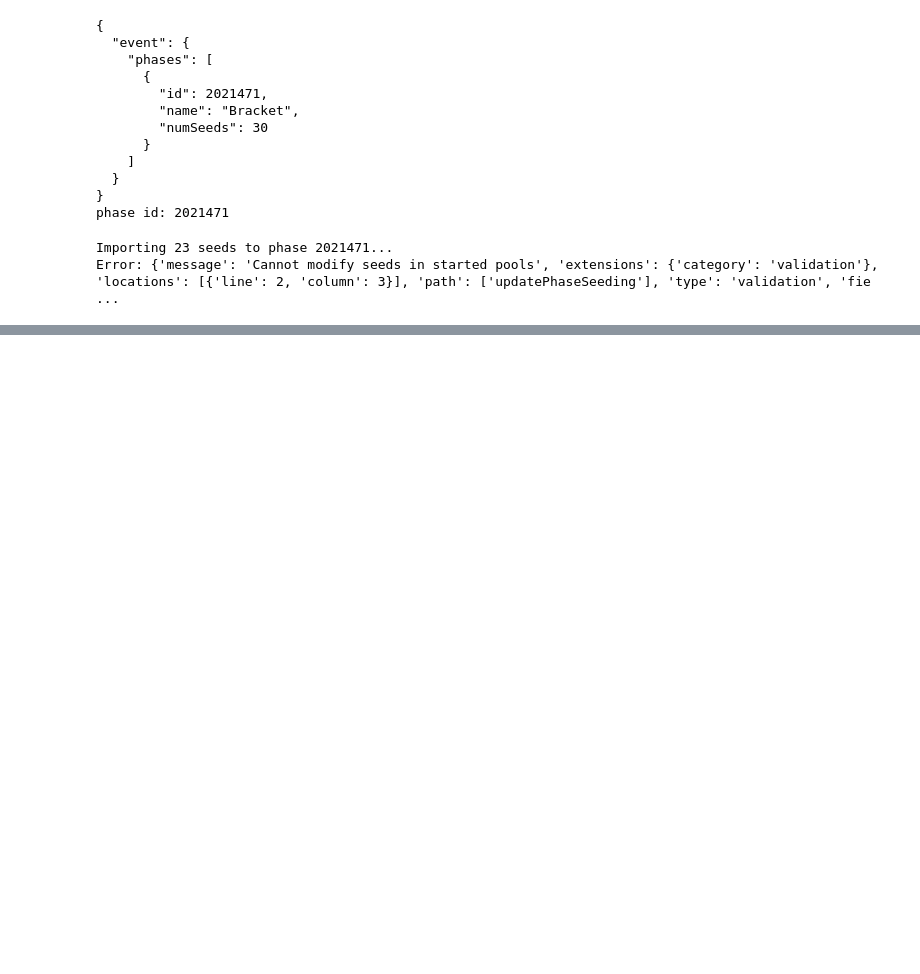
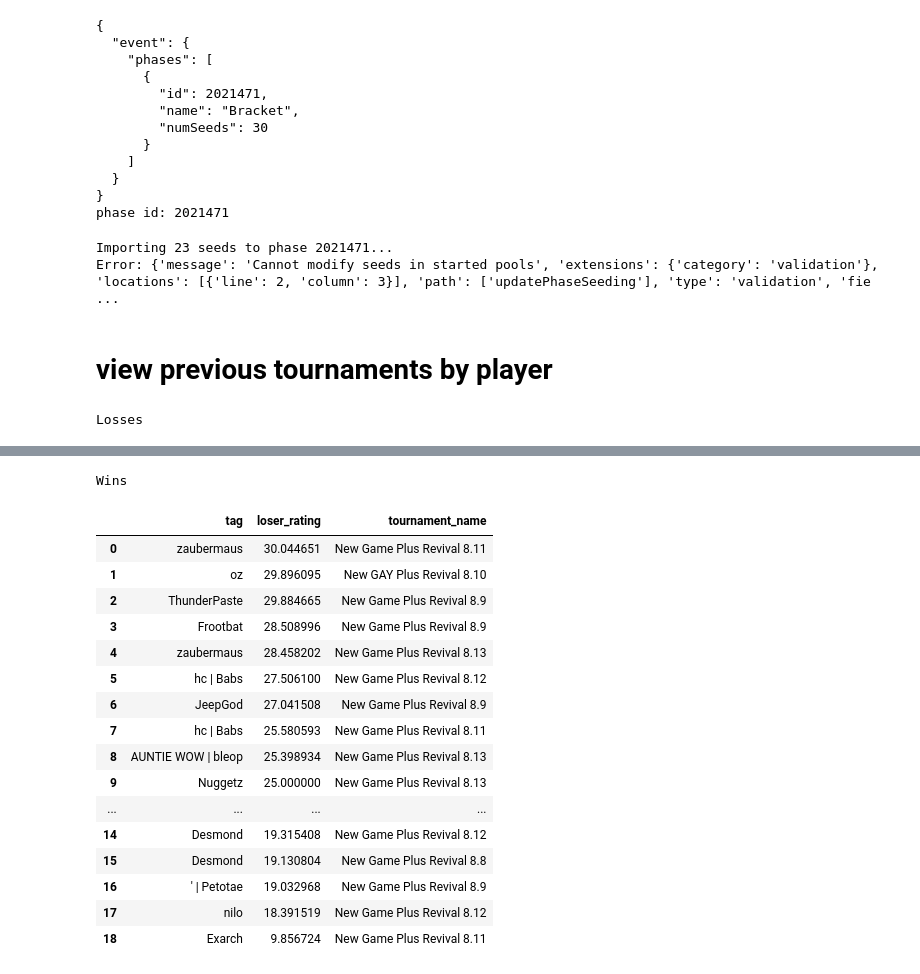
Before and after one commit to agiera/braacket-scraper, a Jupyter notebook: auto-seeding.ipynb, the cells around one changed output, grey strips where cells are left out. Cells and saved outputs as stored; diff of their text form; code cells hidden in the pictures; blank space fills up the shorter version.

Commit message:
feat: add code to peak at losses and wins in auto seeding

```diff
--- a/auto-seeding.ipynb
+++ b/auto-seeding.ipynb
@@ -296,3 +296,61 @@ except Exception as e:
 # %% [output]
 Importing 23 seeds to phase 2021471...
 Error: {'message': 'Cannot modify seeds in started pools', 'extensions': {'category': 'validation'}, 'locations': [{'line': 2, 'column': 3}], 'path': ['updatePhaseSeeding'], 'type': 'validation', 'fie ...
+# %% [markdown]
+# view previous tournaments by player
+# %%
+player = 'keke'
+# %%
+from IPython.display import display, HTML
+
+def display_side_by_side(*args, titles=('',)):
+    html_str = ''
+    if len(titles) > 0:
+        html_str += '<div style="display:flex">'
+    for df, title in zip(args, titles + ('',) * (len(args) - len(titles))):
+        html_str += '<div style="margin-right:20px">'
+        if title:
+            html_str += f'<h2>{title}</h2>'
+        html_str += df.to_html()
+        html_str += '</div>'
+    html_str += '</div>'
+    display(HTML(html_str))
+# %%
+matches = pl.read_csv('data/matches-with-ratings.csv')
+# %%
+last_n_matches = (
+    matches
+    .filter(
+        pl.col('winner').str.to_lowercase().str.contains(player.lower()) |
+        pl.col('loser').str.to_lowercase().str.contains(player.lower())
+    )
+    .sort('tournament_date', 'encounter_id', descending=True)
+    .head(40)
+)
+losses = (
+    last_n_matches
+    .filter(pl.col('loser').str.to_lowercase().str.contains(player.lower()))
+    .select(
+        pl.col('winner').alias('tag'),
+        'winner_rating',
+        'tournament_name',
+    )
+    .sort('winner_rating', descending=False)
+)
+wins = (
+    last_n_matches
+    .filter(pl.col('winner').str.to_lowercase().str.contains(player.lower()))
+    .select(
+        pl.col('loser').alias('tag'),
+        'loser_rating',
+        'tournament_name',
+    )
+    .sort('loser_rating', descending=True)
+)
+display_side_by_side(
+    losses.to_pandas(),
+    wins.to_pandas(),
+    titles=('Losses', 'Wins')
+)
+# %% [output]
+Losses
@@ -298,0 +370,18 @@ Error: {'message': 'Cannot modify seeds in started pools', 'extensions': {'categ
+Wins
+|  | tag | loser_rating | tournament_name |
+| 0 | zaubermaus | 30.044651 | New Game Plus Revival 8.11 |
+| 1 | oz | 29.896095 | New GAY Plus Revival 8.10 |
+| 2 | ThunderPaste | 29.884665 | New Game Plus Revival 8.9 |
+| 3 | Frootbat | 28.508996 | New Game Plus Revival 8.9 |
+| 4 | zaubermaus | 28.458202 | New Game Plus Revival 8.13 |
+| 5 | hc | Babs | 27.506100 | New Game Plus Revival 8.12 |
+| 6 | JeepGod | 27.041508 | New Game Plus Revival 8.9 |
+| 7 | hc | Babs | 25.580593 | New Game Plus Revival 8.11 |
+| 8 | AUNTIE WOW | bleop | 25.398934 | New Game Plus Revival 8.13 |
+| 9 | Nuggetz | 25.000000 | New Game Plus Revival 8.13 |
+| ... | ... | ... | ... |
+| 14 | Desmond | 19.315408 | New Game Plus Revival 8.12 |
+| 15 | Desmond | 19.130804 | New Game Plus Revival 8.8 |
+| 16 | ' | Petotae | 19.032968 | New Game Plus Revival 8.9 |
+| 17 | nilo | 18.391519 | New Game Plus Revival 8.12 |
+| 18 | Exarch | 9.856724 | New Game Plus Revival 8.11 |
```
Also changed, not shown: parts of 1 cell of this notebook.
